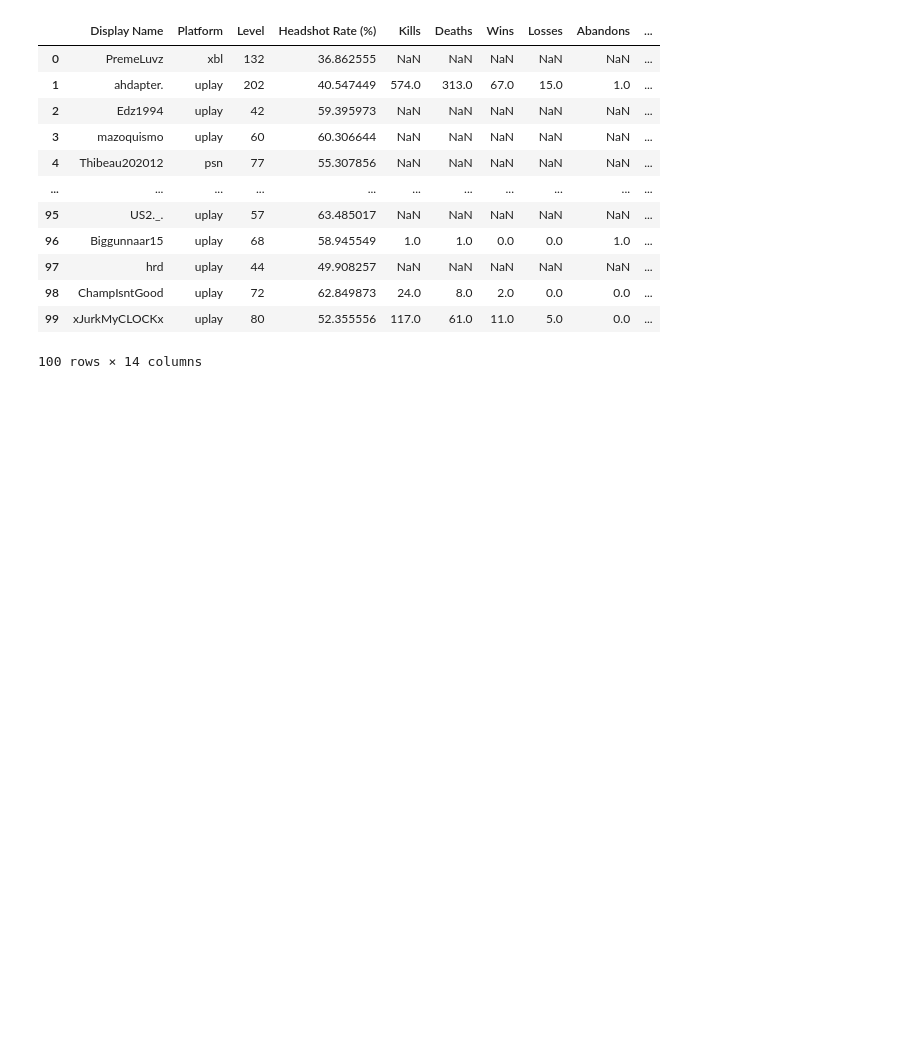
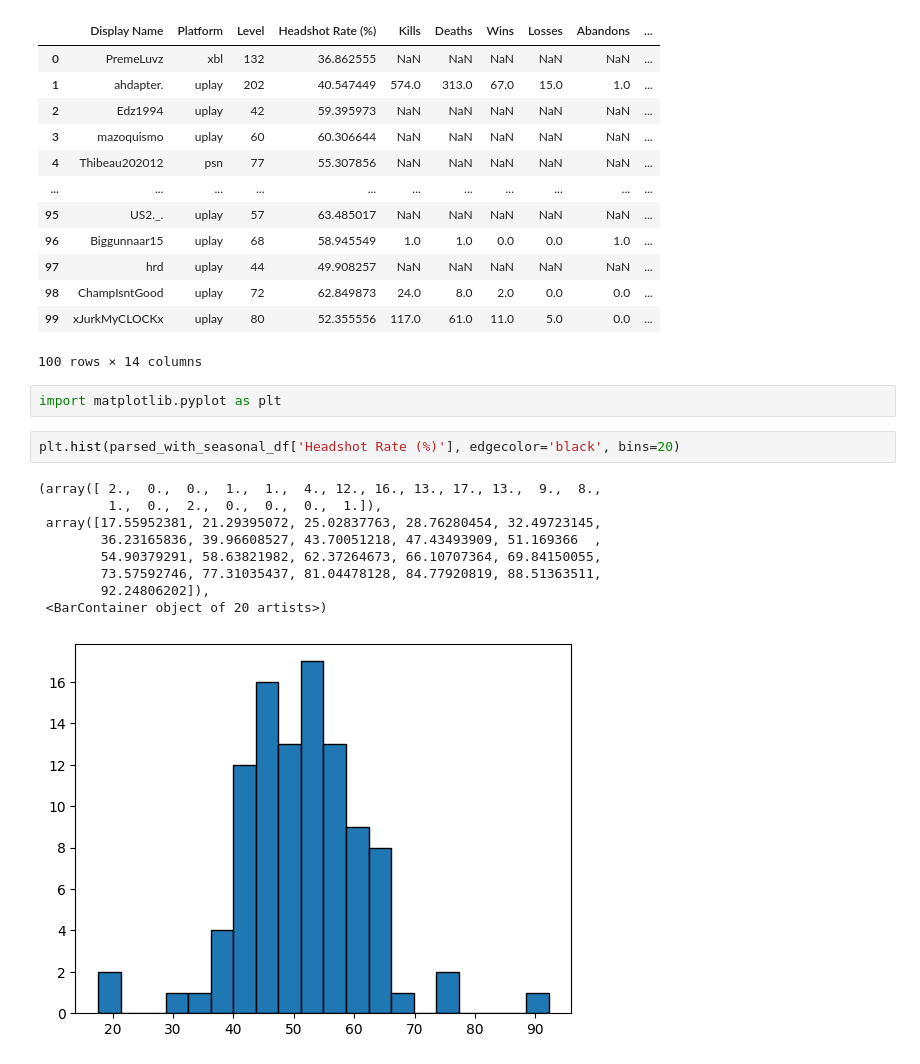
Before and after one commit to thestubbornbat/r6-cheater-detector, a Jupyter notebook: Scripts/usernames_from_stats_cc_9_54AM_01_04_25.ipynb, the cells around one changed output. Saved outputs shown, nothing was run; the diff lists cells and outputs as text; blank space fills up the shorter version.

```diff
--- a/Scripts/usernames_from_stats_cc_9_54AM_01_04_25.ipynb
+++ b/Scripts/usernames_from_stats_cc_9_54AM_01_04_25.ipynb
@@ -2469,3 +2469,17 @@ parsed_with_seasonal_df
 | 98 | ChampIsntGood | uplay | 72 | 62.849873 | 24.0 | 8.0 | 2.0 | 0.0 | 0.0 | ... |
 | 99 | xJurkMyCLOCKx | uplay | 80 | 52.355556 | 117.0 | 61.0 | 11.0 | 5.0 | 0.0 | ... |
 100 rows × 14 columns
+# %%
+import matplotlib.pyplot as plt
+# %%
+plt.hist(parsed_with_seasonal_df['Headshot Rate (%)'], edgecolor='black', bins=20)
+# %% [output]
+(array([ 2.,  0.,  0.,  1.,  1.,  4., 12., 16., 13., 17., 13.,  9.,  8.,
+         1.,  0.,  2.,  0.,  0.,  0.,  1.]),
+ array([17.55952381, 21.29395072, 25.02837763, 28.76280454, 32.49723145,
+        36.23165836, 39.96608527, 43.70051218, 47.43493909, 51.169366  ,
+        54.90379291, 58.63821982, 62.37264673, 66.10707364, 69.84150055,
+        73.57592746, 77.31035437, 81.04478128, 84.77920819, 88.51363511,
+        92.24806202]),
+ <BarContainer object of 20 artists>)
+[figure, added]
```
Also changed, not shown: 3 other files.
